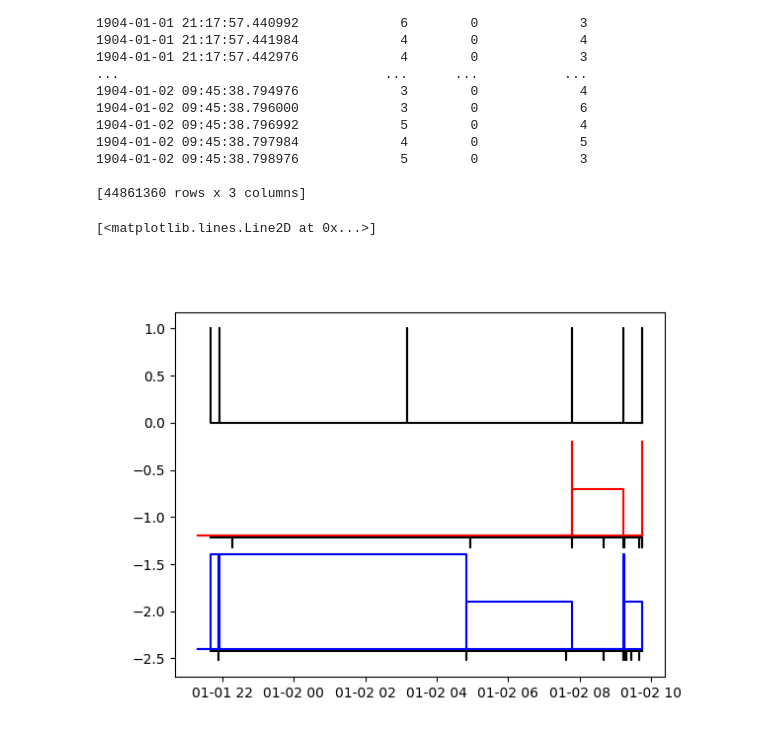
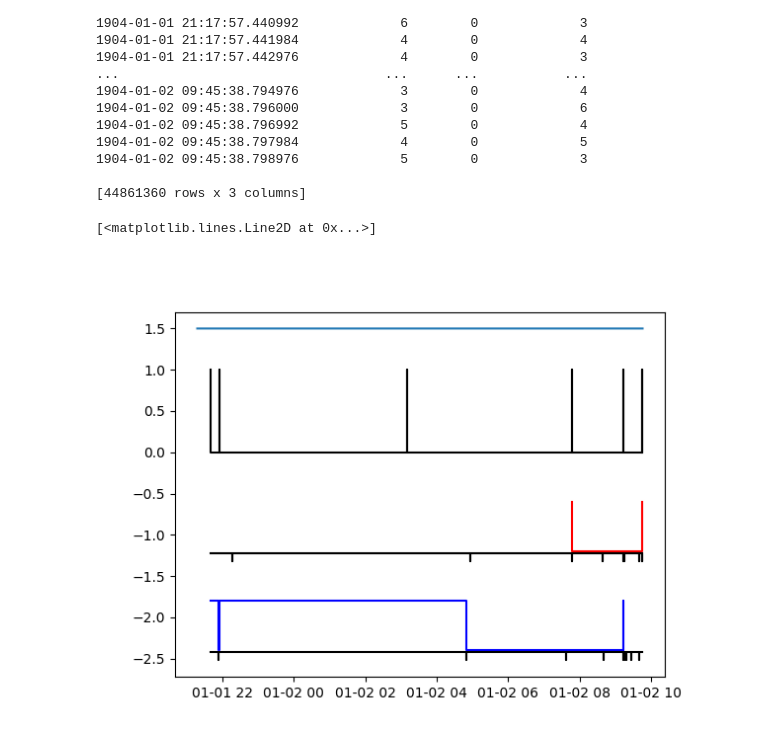
Before and after one commit to SainsburyWellcomeCentre/hypnose, a Jupyter notebook: analysis/experiment-overview.ipynb, the cells around one changed output. Cells and saved outputs as stored; diff of their text form; code cells hidden in the pictures.

```diff
--- a/analysis/experiment-overview.ipynb
+++ b/analysis/experiment-overview.ipynb
@@ -49,20 +49,22 @@ Time
 # %%
 # find initiation onsets, reward pokes
 initiating_events = digital_input_data['DIPort0'][digital_input_data['DIPort0'] == True]
+r1_led = utils.concat_digi_events(output_clear['DOPort1'], output_set['DOPort1'])
+r2_led = utils.concat_digi_events(output_clear['DOPort2'], output_set['DOPort2'])
 
 plt.figure()
 plt.step(digital_input_data.index, digital_input_data['DIPort0'] * 1, where='post', c='k')
 
-plt.step(output_set.index, output_set['DOPort1'] * 1 - 1.2, where='post', c='r')
-plt.step(output_clear.index, output_clear['DOPort1'] * 0.5 - 1.2, where='post', c='r')
+plt.step(r1_led.index, r1_led * 0.6 - 1.2, where='post', c='r')
 plt.step(digital_input_data.index, digital_input_data['DIPort1'] * -0.1 - 1.22, where='post', c='k')
 
-plt.step(output_set.index, output_set['DOPort2'] * 1 - 2.4, where='post', c='b')
-plt.step(output_clear.index, output_clear['DOPort2'] * 0.5 - 2.4, where='post', c='b')
+plt.step(r2_led.index, r2_led * 0.6 - 2.4, where='post', c='b')
 plt.step(digital_input_data.index, digital_input_data['DIPort2'] * -0.1 - 2.42, where='post', c='k')
+
+plt.plot(video_data.index, np.ones((len(video_data.index), 1)) + 0.5)
 # %% [output]
 [<matplotlib.lines.Line2D at 0x...>]
-[figure, old version]
+[figure, new version]
 # %%
 # look at final video frames
 tstamp = analog_data.index[-1]
```
Also changed, not shown: parts of 1 cell of this notebook.
